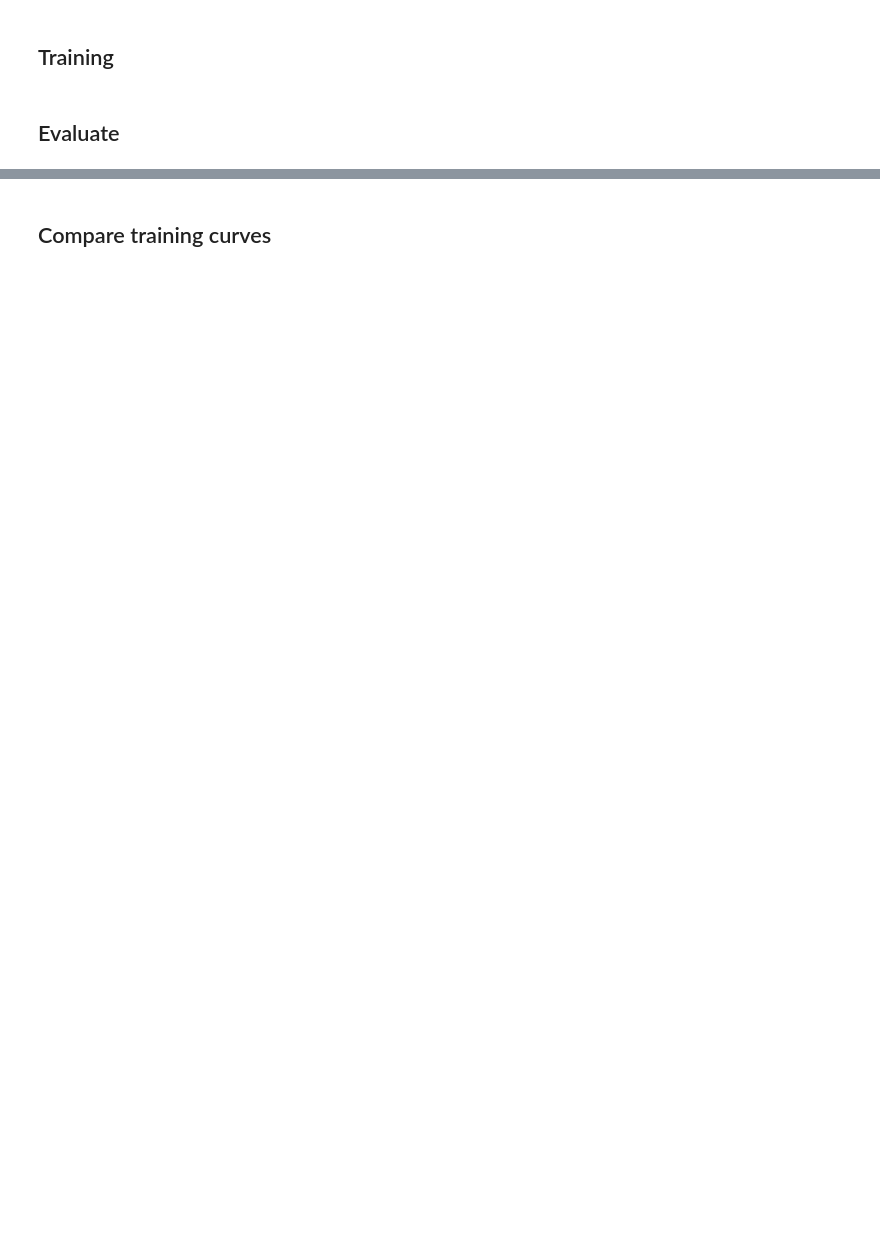
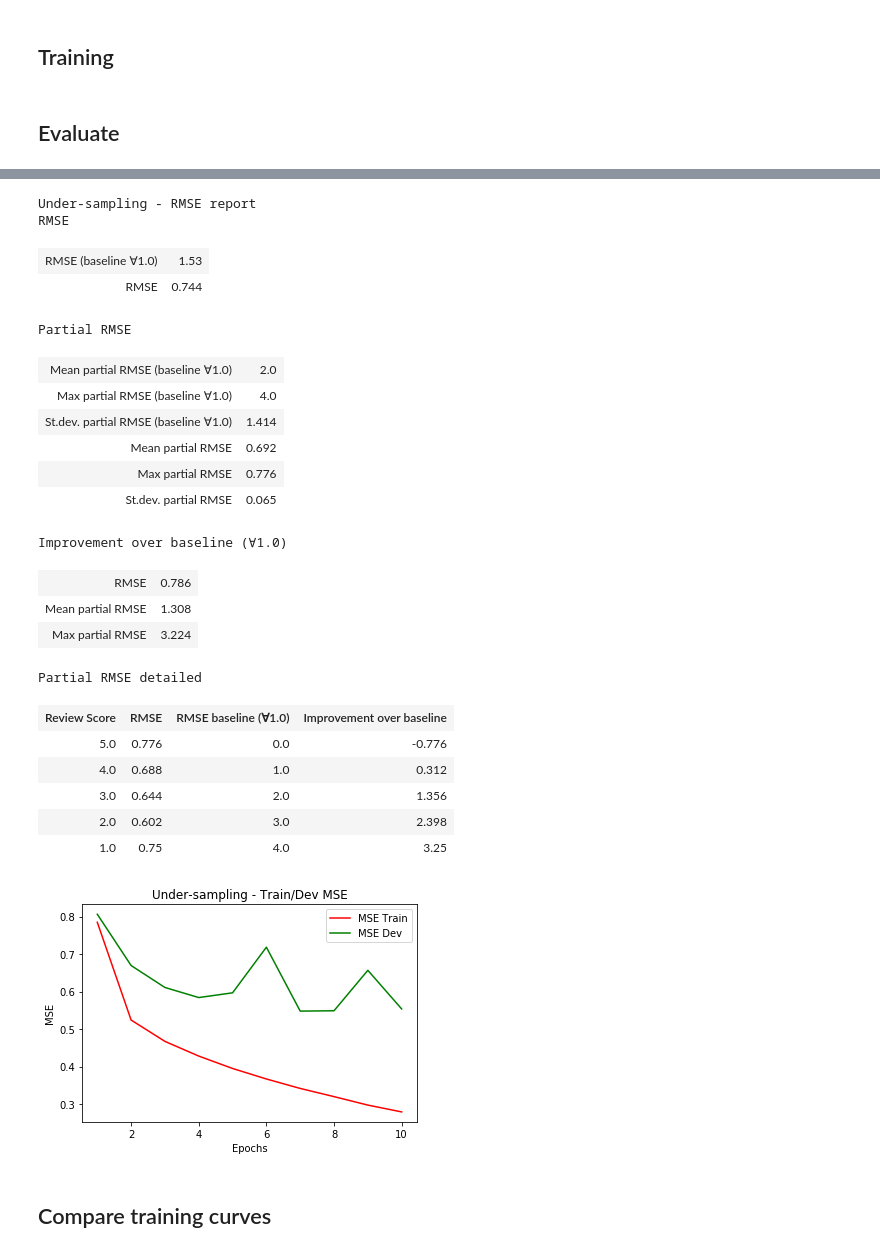
Before and after one commit to matejkvassay/test, a Jupyter notebook: nb/1_text_processing/E1_undersampling.ipynb, the cells around one changed output, grey strips where cells are left out. Saved outputs shown, nothing was run; the diff lists cells and outputs as text; code cells hidden in the pictures; blank space fills up the shorter version.

```diff
--- a/nb/1_text_processing/E1_undersampling.ipynb
+++ b/nb/1_text_processing/E1_undersampling.ipynb
@@ -375,3 +385,3 @@ Partial RMSE detailed
 # %%
-history2=experiment(sampling_cls=UnderSampler,epochs=5,batch_size=1000,name='Under-sampling')
+history2=experiment(sampling_cls=UnderSampler,epochs=10,batch_size=300,name='Under-sampling')
 # %% [output]
@@ -381,3 +408,26 @@ Epoch 2/5
+Under-sampling - RMSE report
+RMSE
+| RMSE (baseline ∀1.0) | 1.53 |
+| RMSE | 0.744 |
+Partial RMSE
+| Mean partial RMSE (baseline ∀1.0) | 2.0 |
+| Max partial RMSE (baseline ∀1.0) | 4.0 |
+| St.dev. partial RMSE (baseline ∀1.0) | 1.414 |
+| Mean partial RMSE | 0.692 |
+| Max partial RMSE | 0.776 |
+| St.dev. partial RMSE | 0.065 |
+Improvement over baseline (∀1.0)
+| RMSE | 0.786 |
+| Mean partial RMSE | 1.308 |
+| Max partial RMSE | 3.224 |
+Partial RMSE detailed
+| Review Score | RMSE | RMSE baseline (∀1.0) | Improvement over baseline |
+| 5.0 | 0.776 | 0.0 | -0.776 |
+| 4.0 | 0.688 | 1.0 | 0.312 |
+| 3.0 | 0.644 | 2.0 | 1.356 |
+| 2.0 | 0.602 | 3.0 | 2.398 |
+| 1.0 | 0.75 | 4.0 | 3.25 |
+[figure, added]
 # %% [markdown]
 ## Compare training curves
 # %%
```
Also changed, not shown: parts of 6 cells of this notebook.
